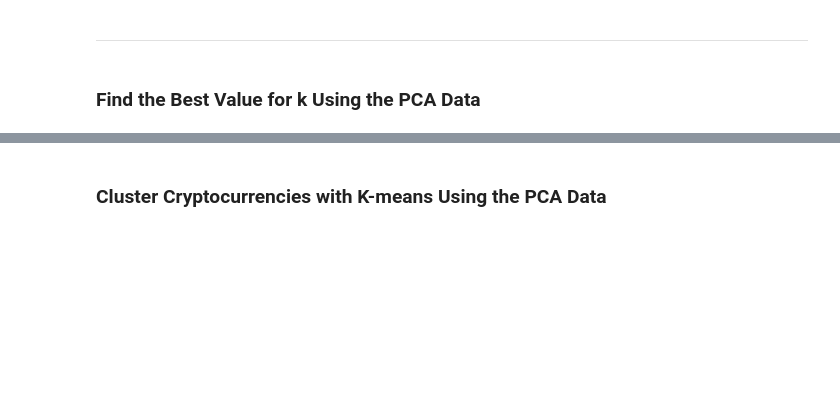
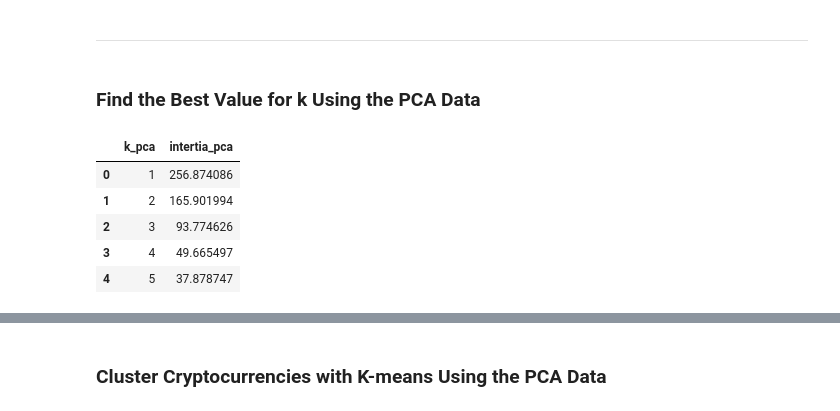
Before and after one commit to ricarojas/CryptoClustering, a Jupyter notebook: Crypto_Clustering_starter_code.ipynb, the cells around one changed output, grey strips where cells are left out. Saved outputs shown, nothing was run; the diff lists cells and outputs as text; code cells hidden in the pictures; blank space fills up the shorter version.

```diff
--- a/Crypto_Clustering_starter_code.ipynb
+++ b/Crypto_Clustering_starter_code.ipynb
@@ -221,5 +240,6 @@ df_predict_market_scaled.head()
 ### Find the Best Value for k Using the PCA Data
 # %%
 # Create a list with the number of k-values from 1 to 11
+pca_k_vals = list(range(1,11))
 # %%
 # Create an empty list to store the inertia values
@@ -233,7 +258,17 @@ df_predict_market_scaled.head()
 # %%
 # Create a dictionary with the data to plot the Elbow curve
+elbow_pca = {"k_pca": pca_k_vals, "intertia_pca": pca_inertia_vals}
 
 # Create a DataFrame with the data to plot the Elbow curve
+df_elbow_pca = pd.DataFrame(elbow_pca)
+df_elbow_pca.head()
+# %% [output]
+|  | k_pca | intertia_pca |
+| 0 | 1 | 256.874086 |
+| 1 | 2 | 165.901994 |
+| 2 | 3 | 93.774626 |
+| 3 | 4 | 49.665497 |
+| 4 | 5 | 37.878747 |
 # %%
 # Plot a line chart with all the inertia values computed with
 # the different values of k to visually identify the optimal value for k.
```
Also changed, not shown: parts of 18 cells of this notebook.
